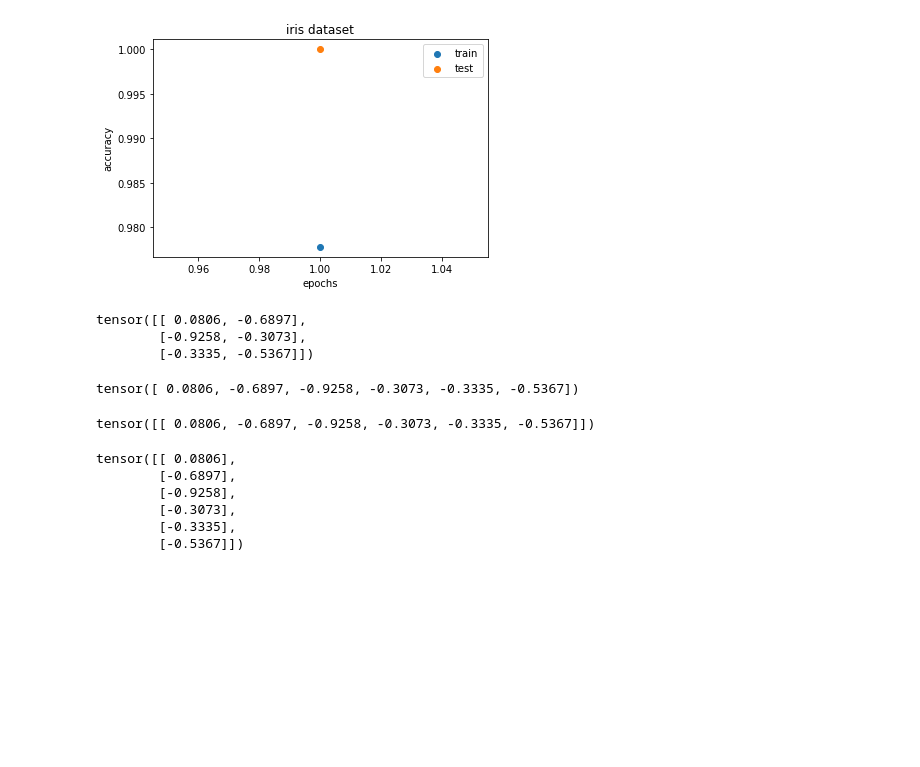
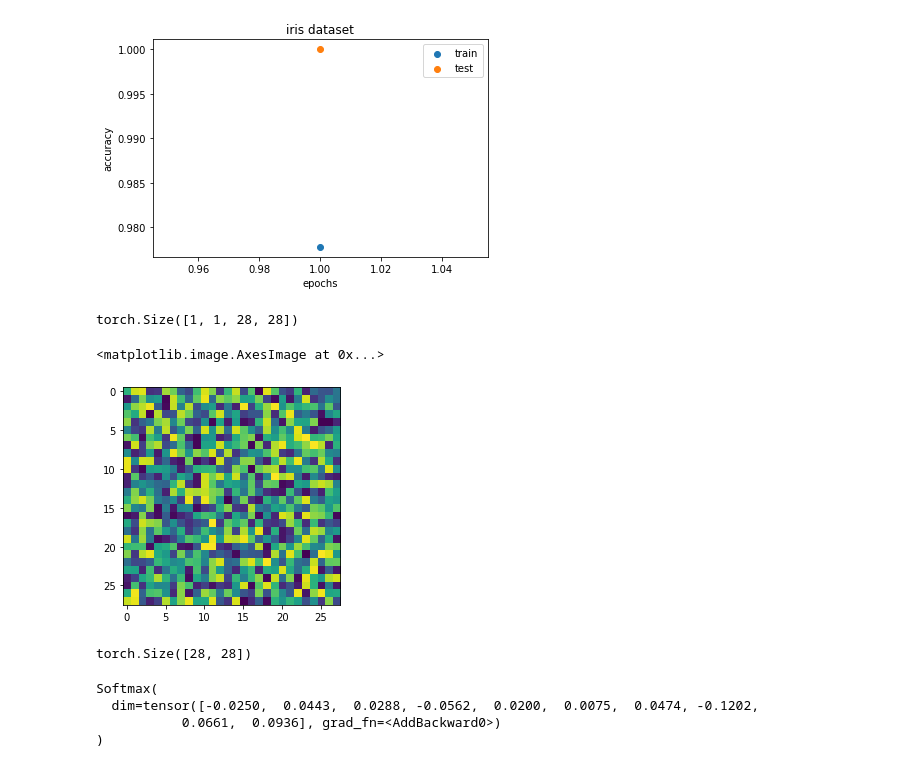
Before and after one commit to Beh-noush/General-Python, a Jupyter notebook: FCNN.ipynb, the cells around one changed output. Saved outputs shown, nothing was run; the diff lists cells and outputs as text; code cells hidden in the pictures; blank space fills up the shorter version.

```diff
--- a/FCNN.ipynb
+++ b/FCNN.ipynb
@@ -279,26 +279,8 @@ class CNN(nn.Module):
 
     return output
 # %%
-a = torch.Tensor(3,2).uniform_(-1,1)
-a
+image = torch.Tensor(28,28).uniform_(-1,1)
-# %% [output]
-tensor([[ 0.0806, -0.6897],
-        [-0.9258, -0.3073],
-        [-0.3335, -0.5367]])
-# %%
-torch.flatten(a)
-# %% [output]
-tensor([ 0.0806, -0.6897, -0.9258, -0.3073, -0.3335, -0.5367])
-# %%
-a.view(-1,6)
-# %% [output]
-tensor([[ 0.0806, -0.6897, -0.9258, -0.3073, -0.3335, -0.5367]])
-# %%
-a.view(6,-1)
-# %% [output]
-tensor([[ 0.0806],
-        [-0.6897],
-        [-0.9258],
-        [-0.3073],
-        [-0.3335],
-        [-0.5367]])
+# %%
+(image.view(-1,1,28,28)).shape
+# %% [output]
+torch.Size([1, 1, 28, 28])
@@ -304,0 +289,5 @@ tensor([[ 0.0806],
+# %%
+plt.imshow(image.view(28,28))
+# %% [output]
+<matplotlib.image.AxesImage at 0x...>
+[figure, added]
@@ -304,0 +296,11 @@ tensor([[ 0.0806],
+# %%
+image.shape
+# %% [output]
+torch.Size([28, 28])
+# %%
+my_cnn(image.view(-1,1,28,28))
+# %% [output]
+Softmax(
+  dim=tensor([-0.0250,  0.0443,  0.0288, -0.0562,  0.0200,  0.0075,  0.0474, -0.1202,
+           0.0661,  0.0936], grad_fn=<AddBackward0>)
+)
```
Also changed, not shown: parts of 3 cells of this notebook.
